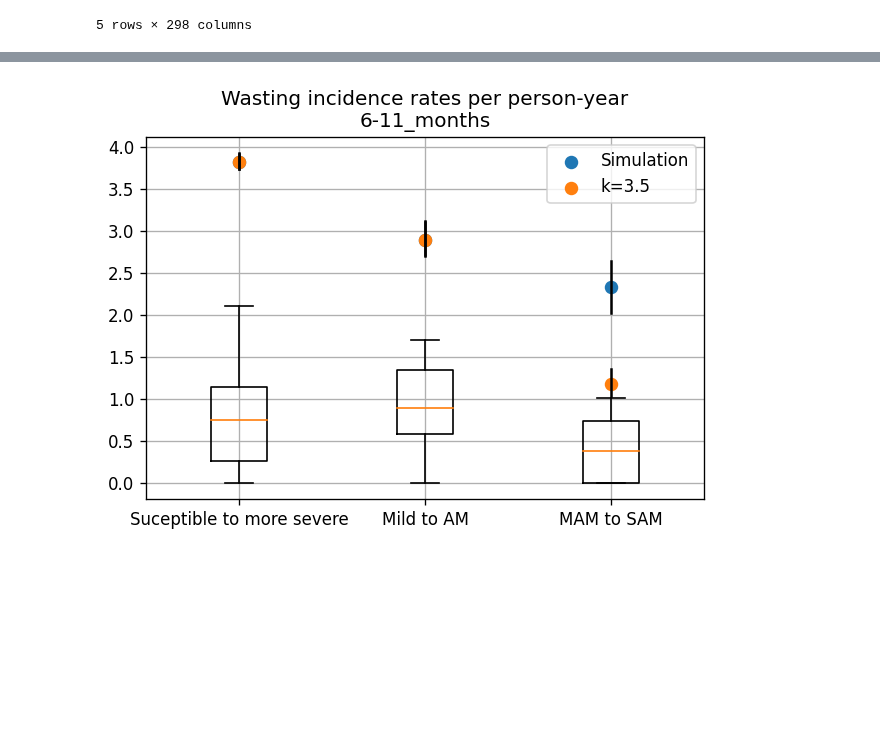
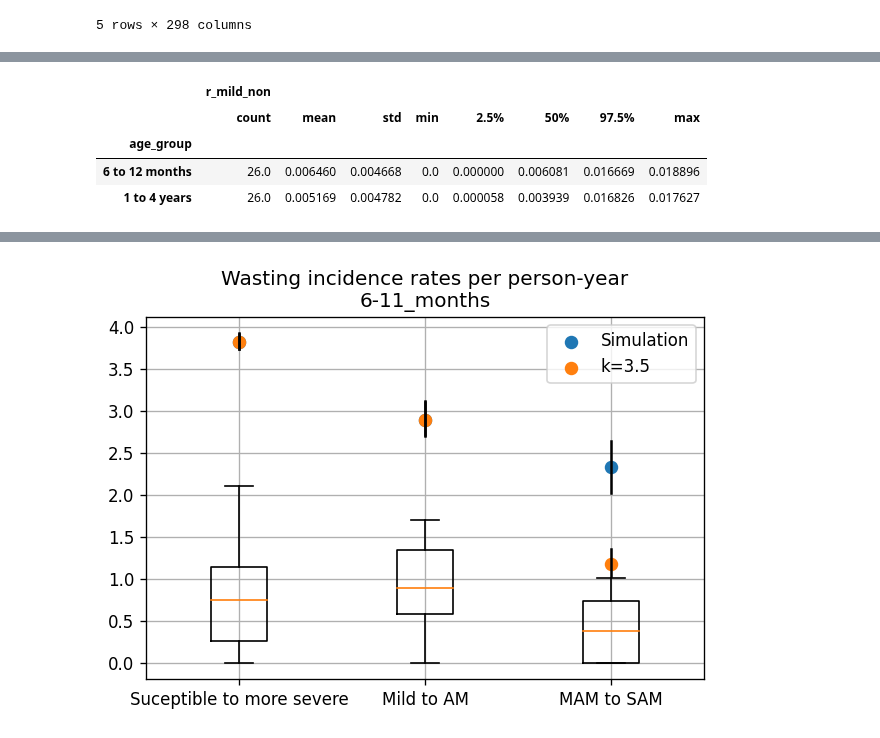
Before and after one commit to ihmeuw/vivarium_research_ciff_sam, a Jupyter notebook: wasting_transitions/alibow_ki_database_rates/KI_rates_5.3.3.ipynb, the cells around one changed output, grey strips where cells are left out. Saved outputs shown, nothing was run; the diff lists cells and outputs as text; code cells hidden in the pictures; blank space fills up the shorter version.

```diff
--- a/wasting_transitions/alibow_ki_database_rates/KI_rates_5.3.3.ipynb
+++ b/wasting_transitions/alibow_ki_database_rates/KI_rates_5.3.3.ipynb
@@ -70,3 +86,11 @@ ki_summary
+# %%
+ki_summary.loc[ki_summary.age_group.isin(['6 to 12 months','1 to 4 years'])].set_index(['age_group'])[['r_mild_non']]
+# %% [output]
+|  | r_mild_non |  |  |  |  |  |  |  |
+|  | count | mean | std | min | 2.5% | 50% | 97.5% | max |
+| age_group |  |  |  |  |  |  |  |  |
+| 6 to 12 months | 26.0 | 0.006460 | 0.004668 | 0.0 | 0.000000 | 0.006081 | 0.016669 | 0.018896 |
+| 1 to 4 years | 26.0 | 0.005169 | 0.004782 | 0.0 | 0.000058 | 0.003939 | 0.016826 | 0.017627 |
 # %%
 output_dir = '/ihme/costeffectiveness/results/vivarium_ciff_sam/v5.3.3_sam_k_sensitivity/ciff_sam/2022_02_08_09_51_56/count_data/'
 wasting_transitions = pd.read_csv(output_dir + 'wasting_transition_count.csv').drop(columns='Unnamed: 0')
```
Also changed, not shown: parts of 2 cells of this notebook, 1 other file.
